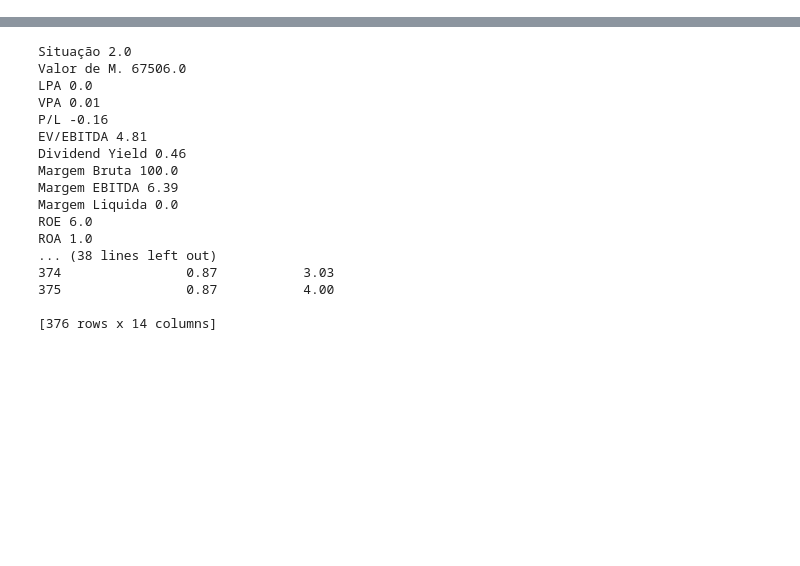
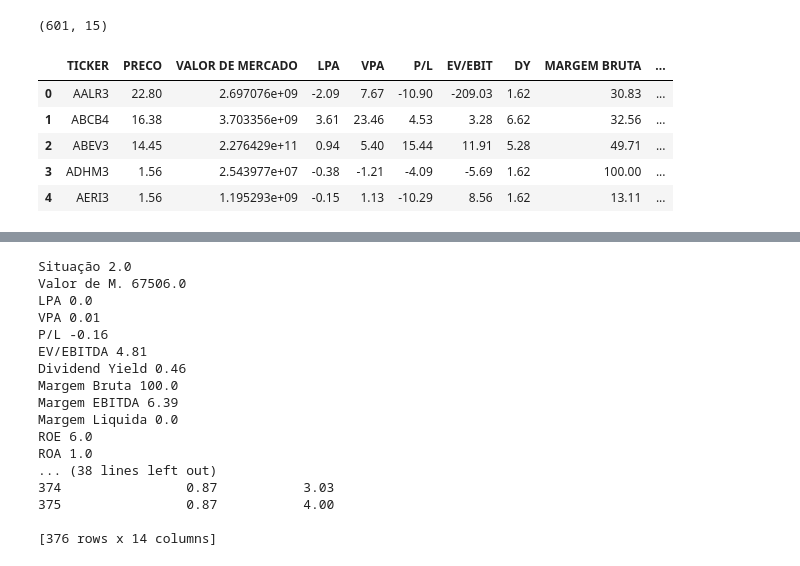
Before and after one commit to MessiasOli/aula_am_acoes, a Jupyter notebook: Clustering.ipynb, the cells around one changed output, grey strips where cells are left out. Drawn from its saved outputs; the diff is of its cells as text; code cells hidden in the pictures; blank space fills up the shorter version.

```diff
--- a/Clustering.ipynb
+++ b/Clustering.ipynb
@@ -8,0 +95,13 @@ from sklearn.metrics import silhouette_score, davies_bouldin_score
+# %%
+data.shape
+# %% [output]
+(601, 15)
+# %%
+data.head()
+# %% [output]
+|  | TICKER | PRECO | VALOR DE MERCADO | LPA | VPA | P/L | EV/EBIT | DY | MARGEM BRUTA | ... |
+| 0 | AALR3 | 22.80 | 2.697076e+09 | -2.09 | 7.67 | -10.90 | -209.03 | 1.62 | 30.83 | ... |
+| 1 | ABCB4 | 16.38 | 3.703356e+09 | 3.61 | 23.46 | 4.53 | 3.28 | 6.62 | 32.56 | ... |
+| 2 | ABEV3 | 14.45 | 2.276429e+11 | 0.94 | 5.40 | 15.44 | 11.91 | 5.28 | 49.71 | ... |
+| 3 | ADHM3 | 1.56 | 2.543977e+07 | -0.38 | -1.21 | -4.09 | -5.69 | 1.62 | 100.00 | ... |
+| 4 | AERI3 | 1.56 | 1.195293e+09 | -0.15 | 1.13 | -10.29 | 8.56 | 1.62 | 13.11 | ... |
```
Also changed, not shown: parts of 9 cells of this notebook, 3 other files.
